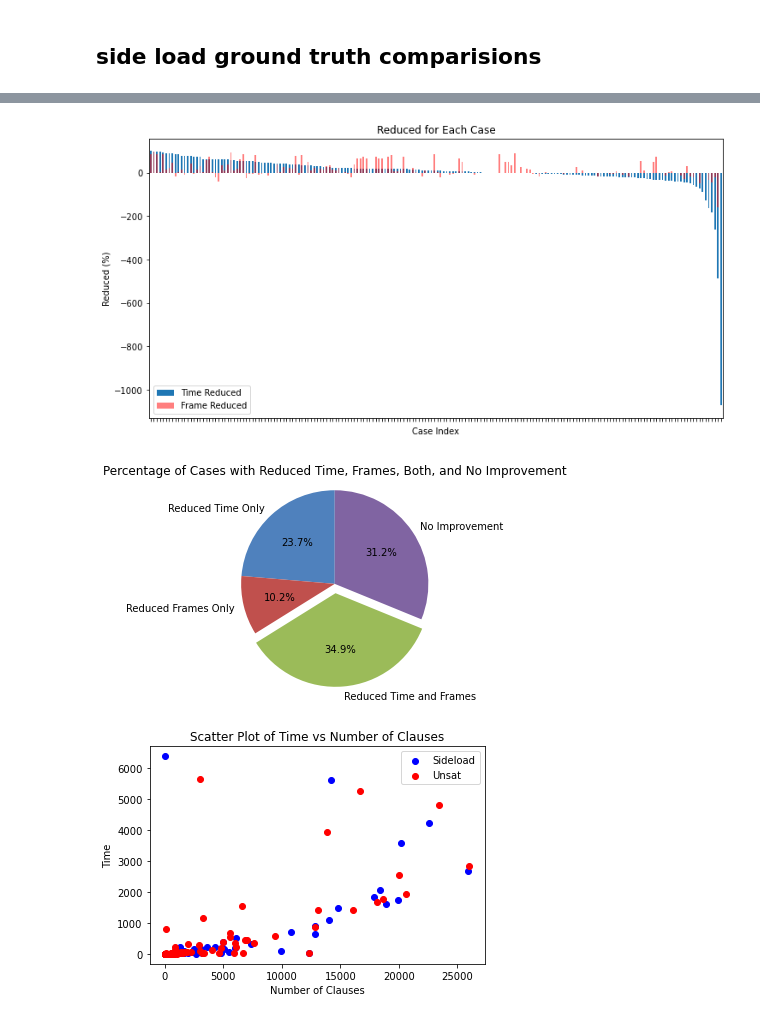
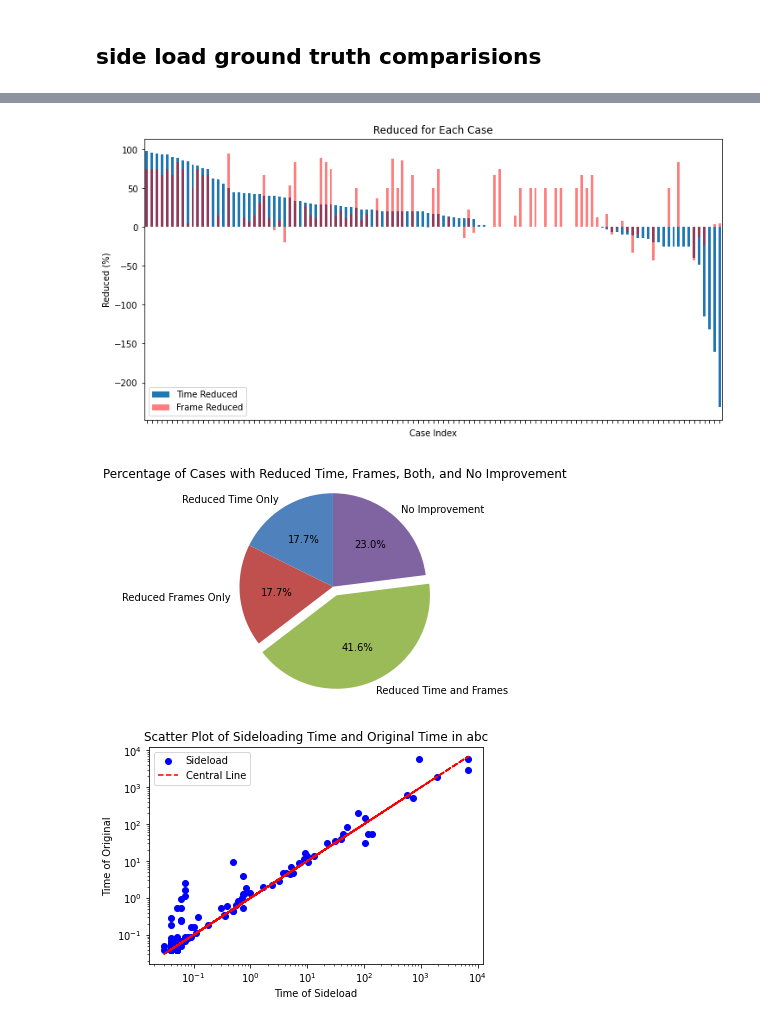
Before and after one commit to Gy-Hu/AIG2INV, a Jupyter notebook: utils/utils.ipynb, the cells around one changed output, grey strips where cells are left out. Cells and saved outputs as stored; diff of their text form; code cells hidden in the pictures.

```diff
--- a/utils/utils.ipynb
+++ b/utils/utils.ipynb
@@ -8,8 +8,8 @@ import matplotlib.pyplot as plt
 sep = r'\s*\|\s*'
 
 # Load data from the two files into DataFrames
-sideload_df = pd.read_csv("hwmcc20-sideload.txt", sep=sep, header=None, names=["case_name", "time", "result"], engine='python')
-unsat_df = pd.read_csv("hwmcc20-unsat.txt", sep=sep, header=None, names=["case_name", "time", "result"], engine='python')
+sideload_df = pd.read_csv("hwmcc07-sideload.txt", sep=sep, header=None, names=["case_name", "time", "result"], engine='python')
+unsat_df = pd.read_csv("hwmcc07-unsat.txt", sep=sep, header=None, names=["case_name", "time", "result"], engine='python')
 
 # Remove any leading/trailing whitespaces from the columns
 sideload_df = sideload_df.applymap(lambda x: x.strip() if isinstance(x, str) else x)
@@ -91,7 +91,7 @@ ax.legend()
 # Display the plot
 plt.show()
 # %% [output]
-[figure, old version]
+[figure, new version]
 # %%
 # Calculate the percentage of cases with reduced time and frames
 merged_df["time_reduced_case"] = merged_df["time_sideload"] < merged_df["time_unsat"]
@@ -122,28 +122,33 @@ ax.set_title('Percentage of Cases with Reduced Time, Frames, Both, and No Improv
 # Display the pie chart
 plt.show()
 # %% [output]
-[figure, old version]
+[figure, new version]
 # %%
 # Extract the columns needed for the scatter plot
-sideload_clauses = sideload_df["clauses"]
+#sideload_clauses = sideload_df["clauses"]
 sideload_time = sideload_df["time"]
-unsat_clauses = unsat_df["clauses"]
+#unsat_clauses = unsat_df["clauses"]
 unsat_time = unsat_df["time"]
 
 
 # Create a scatter plot
-plt.scatter(sideload_clauses, sideload_time, color="blue", label="Sideload")
-plt.scatter(unsat_clauses, unsat_time, color="red", label="Unsat")
+plt.scatter(sideload_time, unsat_time, color="blue", label="Sideload")
+#plt.scatter(unsat_clauses, unsat_time, color="red", label="Unsat")
 
 # Set labels and title
-plt.xlabel("Number of Clauses")
-plt.ylabel("Time")
-plt.title("Scatter Plot of Time vs Number of Clauses")
+plt.xlabel("Time of Sideload")
+plt.ylabel("Time of Original")
+plt.title("Scatter Plot of Sideloading Time and Original Time in abc")
+# Add a central line
+plt.plot(sideload_time, sideload_time, color="red", linestyle="--", label="Central Line")
 plt.legend()
+# Set logarithmic scale for both axes
+plt.xscale("log")
+plt.yscale("log")
 
 # Display the plot
 plt.show()
 # %% [output]
-[figure, old version]
+[figure, new version]
 # %%
 # Extract the columns needed for the scatter plot
```
Also changed, not shown: parts of 3 cells of this notebook, 9 other files.
